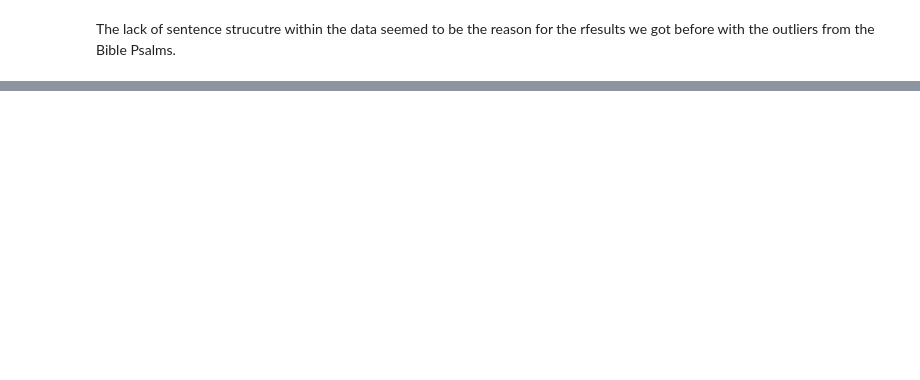
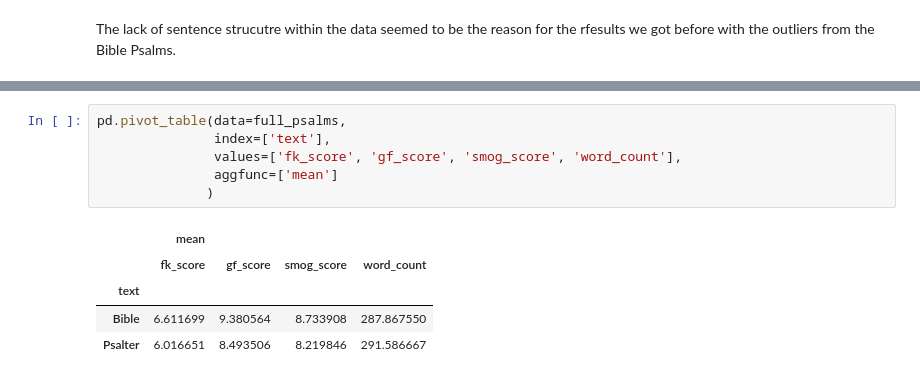
Before and after one commit to cwc09262/psalms-text-comparison, a Jupyter notebook: readability/readability.ipynb, the cells around one changed output, grey strips where cells are left out. Cells and saved outputs as stored; diff of their text form; blank space fills up the shorter version.

```diff
--- a/readability/readability.ipynb
+++ b/readability/readability.ipynb
@@ -361,0 +410,12 @@ The lack of sentence strucutre within the data seemed to be the reason for the r
+# %%
+pd.pivot_table(data=full_psalms,
+               index=['text'],
+               values=['fk_score', 'gf_score', 'smog_score', 'word_count'],
+               aggfunc=['mean']
+              )
+# %% [output]
+|  | mean |  |  |  |
+|  | fk_score | gf_score | smog_score | word_count |
+| text |  |  |  |  |
+| Bible | 6.611699 | 9.380564 | 8.733908 | 287.867550 |
+| Psalter | 6.016651 | 8.493506 | 8.219846 | 291.586667 |
```
Also changed, not shown: parts of 13 cells of this notebook.
